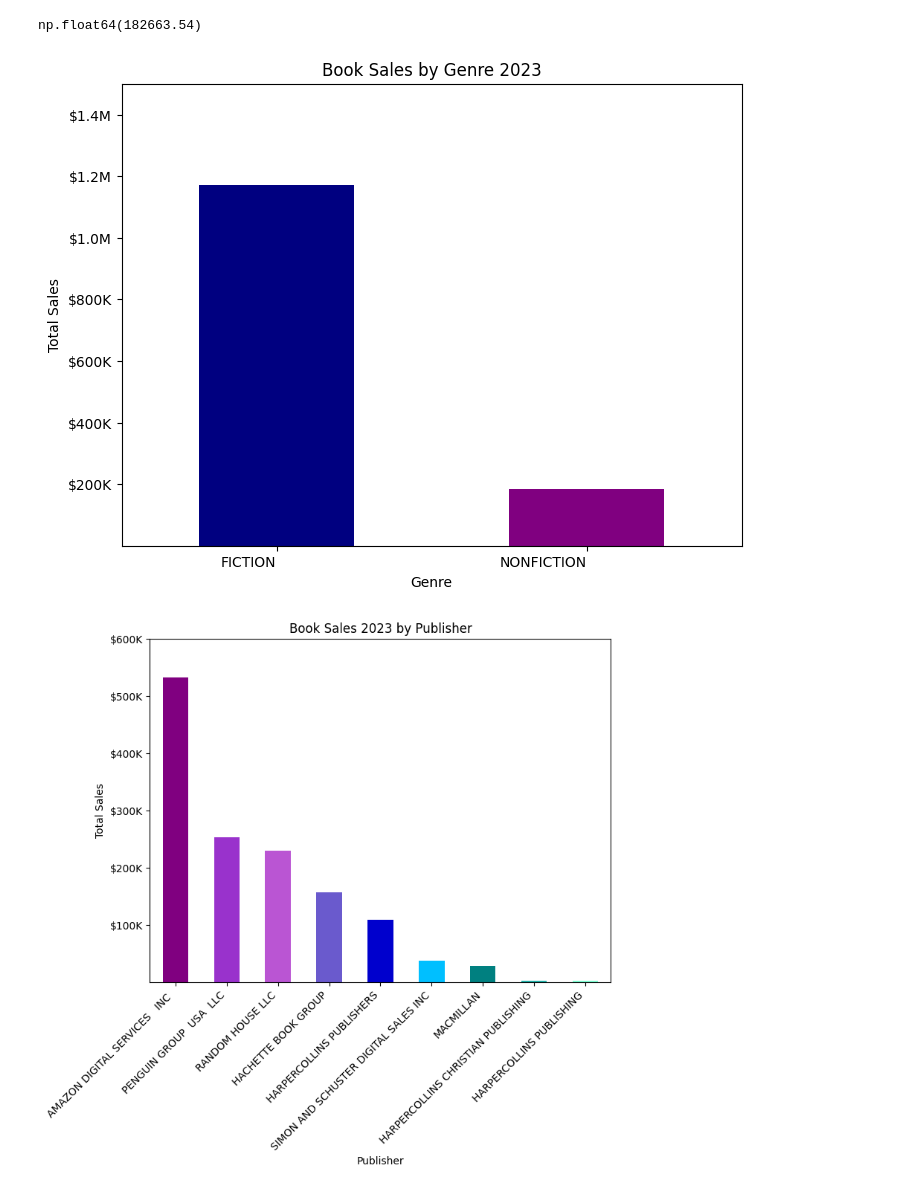
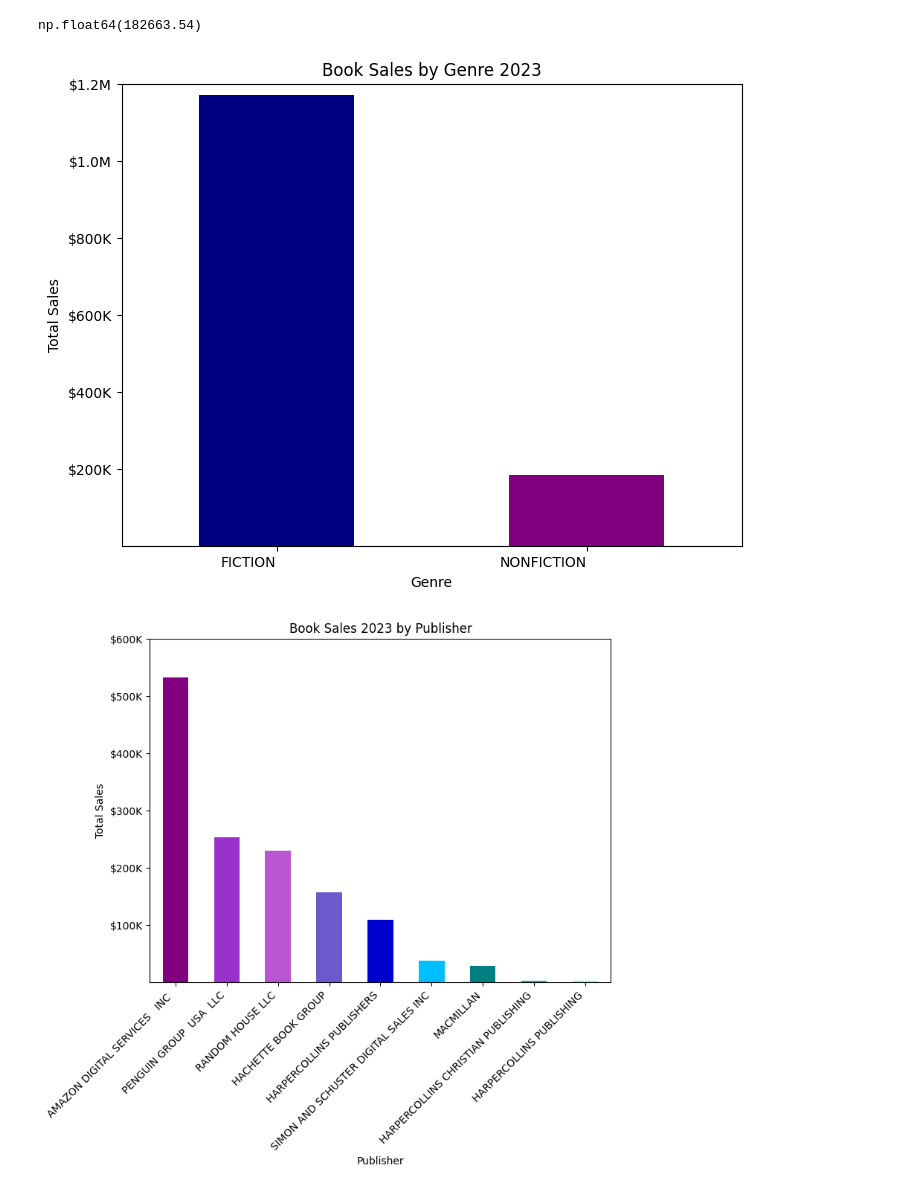
Before and after one commit to ammabe1/Publish-Me---Release-Assistant, a Jupyter notebook: Publish_Me Release_Assistant.ipynb, the cells around one changed output. Saved outputs shown, nothing was run; the diff lists cells and outputs as text; code cells hidden in the pictures.

Commit message:
added Audiobook for Trope_8 for sales numbers. adjusted $ limits on graphs.

```diff
--- a/Publish_Me Release_Assistant.ipynb
+++ b/Publish_Me Release_Assistant.ipynb
@@ -843,8 +835,3 @@ Full_Book_Details_modified.head(2)
 | 0 | THE LITTLE HOUSE COLLECTION | NaN | NaN | NaN | NaN | NaN | NaN | NaN | ... |
 | 1 | THE VELVETEEN RABBIT | NaN | NaN | NaN | NaN | NaN | NaN | NaN | ... |
 2 rows × 26 columns
-# %%
-# Apply the function to each row
-Full_Book_Details_modified['Trope_8'] = Full_Book_Details_modified.apply(determine_trope2, axis=1)
-
-Full_Book_Details_modified.head(2)
@@ -855,0 +838,14 @@ Full_Book_Details_modified.head(2)
+# %%
+# # Repeat Function to use masterlist_1 to determine the trope with highest value and add this trope to a new column, ignoring AUDIOBOOK as this is not a trope by type of book
+def determine_trope3(row, target_columns=target_cols, value_list=masterlist_1):
+    for col in target_columns:
+        if row[col] in value_list:
+            return row[col]
+    else:
+        return None
+
+# ignore_value = 'AUDIOBOOK'
+# Apply the function to each row
+Full_Book_Details_modified['Trope_8'] = Full_Book_Details_modified.apply(determine_trope3, axis=1)
+
+Full_Book_Details_modified.head(3)
@@ -953,35 +988,35 @@ np.float64(182663.54)
 #grouped_data = df.groupby('Category')['Value'].sum()
 sales_grouped_by = Full_Book_Details_mod2.groupby('Master_Genre')['gross_sales'].sum()
 
 # # Plot the grouped data as a bar chart
 # sales_grouped_by.plot(kind='bar', title='Book Sales by Genre')
 # plt.xlabel('Master_Genre')
 # plt.ylabel('Sales Totals')
 # plt.show()
 
 #change orientation of graph and dollar ticks
 def currency(x,pos):
     if x >=1e6:
         s = '${:1.1f}M'.format(x*1e-6)
     else:
         s = '${:1.0f}K'.format(x*1e-3)
     return s
 
 fig, ax = plt.subplots(figsize=(8,6))
 sales_grouped_by.plot(kind='bar', color=['navy','purple'])
 labels = ax.get_xticklabels()
 plt.setp(labels,
           rotation = 0,
           horizontalalignment='right')
-ax.set(ylim=[10,1500000],
+ax.set(ylim=[10,1200000],
        ylabel='Total Sales', xlabel='Genre',
        title='Book Sales by Genre 2023')
 ax.yaxis.set_major_formatter(currency)
 
 plt.savefig('barplot_Maser_Genre_Booksales.png')
 plt.show()
 # %% [output]
-[figure, old version]
+[figure, new version]
 # %%
 #sales by publisher
 # #grouped_data = df.groupby('Category')['Value'].sum()
```
Also changed, not shown: parts of 20 cells of this notebook, 1 other file.
